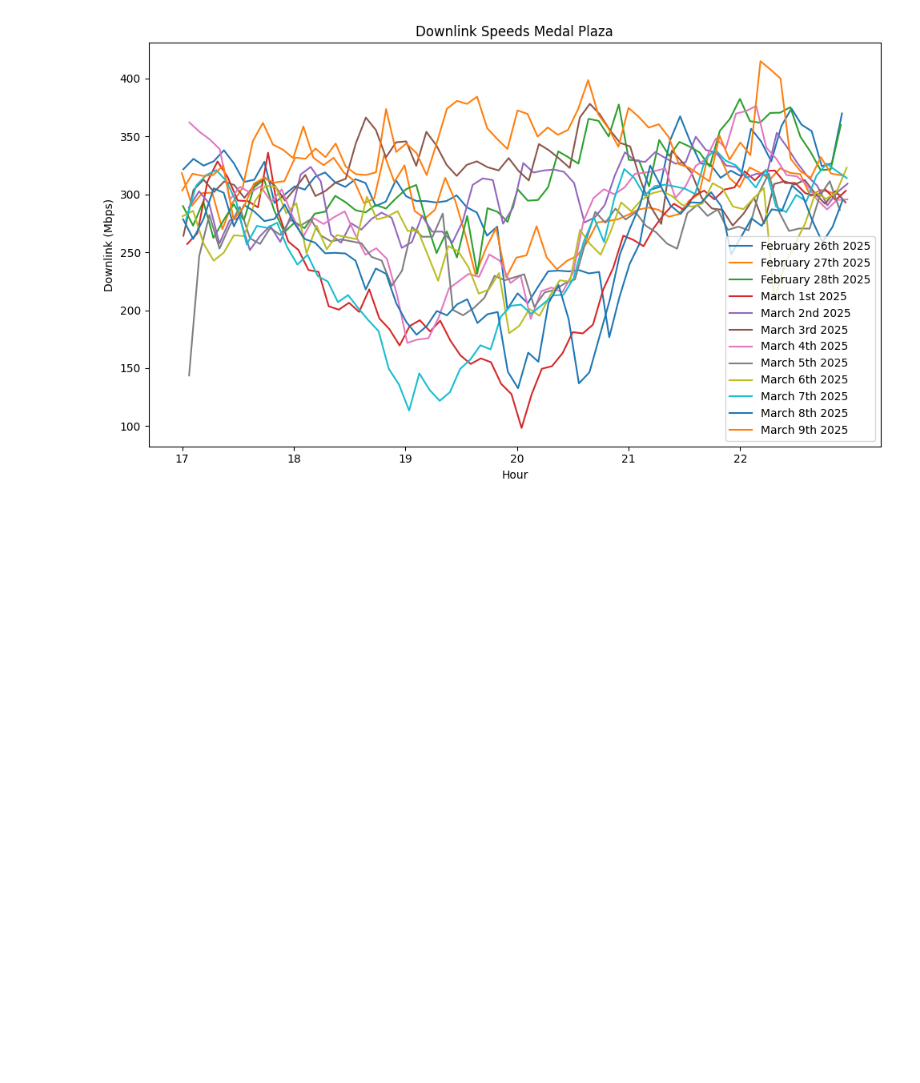
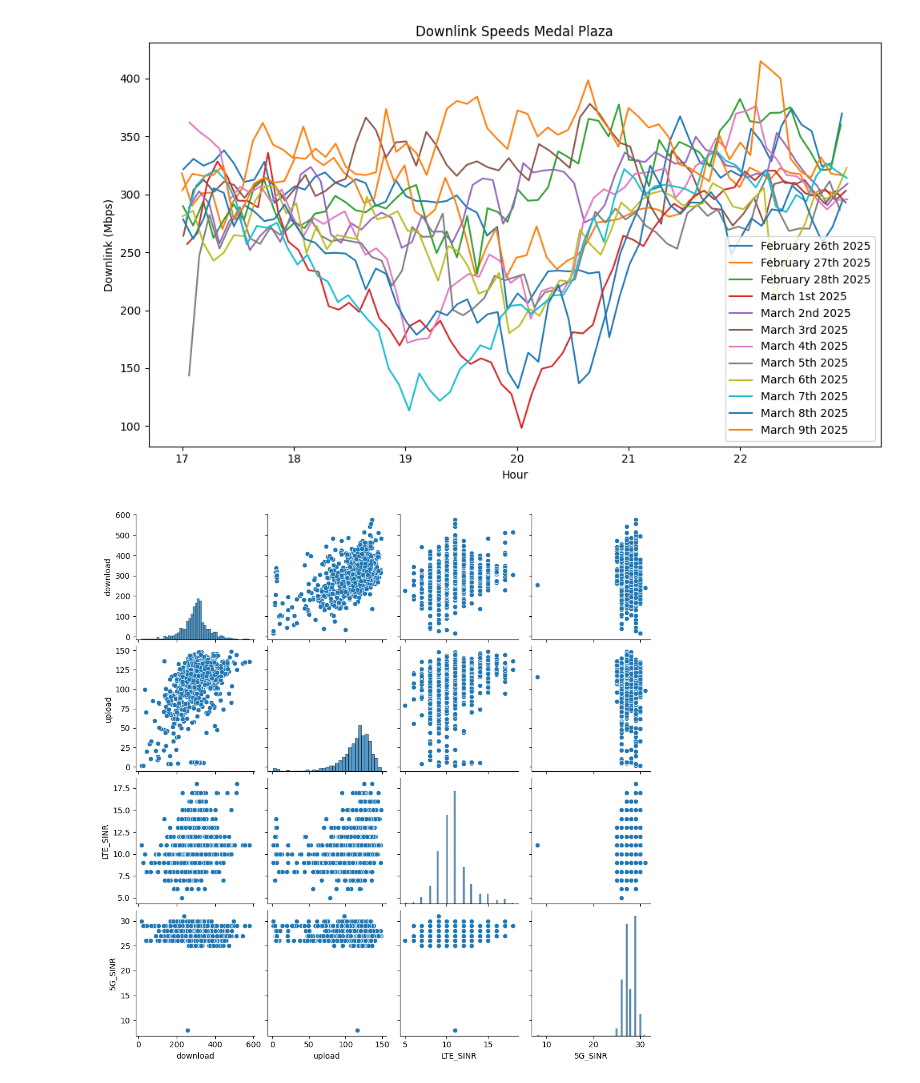
Before and after one commit to thomasfagerli/master-thesis, a Jupyter notebook: notebooks/medal_ceremony.ipynb, the cells around one changed output. Saved outputs shown, nothing was run; the diff lists cells and outputs as text; code cells hidden in the pictures; blank space fills up the shorter version.

```diff
--- a/notebooks/medal_ceremony.ipynb
+++ b/notebooks/medal_ceremony.ipynb
@@ -172,3 +172,14 @@ plt.tight_layout()
 plt.show()
 # %% [output]
 [figure]
+# %%
+import seaborn as sns
+
+df_concat = pd.concat(dfs)
+df_corr_all = df_concat[["download", "upload", "ping", "LTE_RSRQ", "LTE_RSSI", "LTE_SINR", "LTE_CQI"]]
+df_corr = df_concat[["download", "upload", "LTE_SINR", "5G_SINR"]]
+# Basic correlogram
+sns.pairplot(df_corr)
+plt.show()
+# %% [output]
+[figure, added]
```
Also changed, not shown: parts of 1 cell of this notebook, 9 other files.
